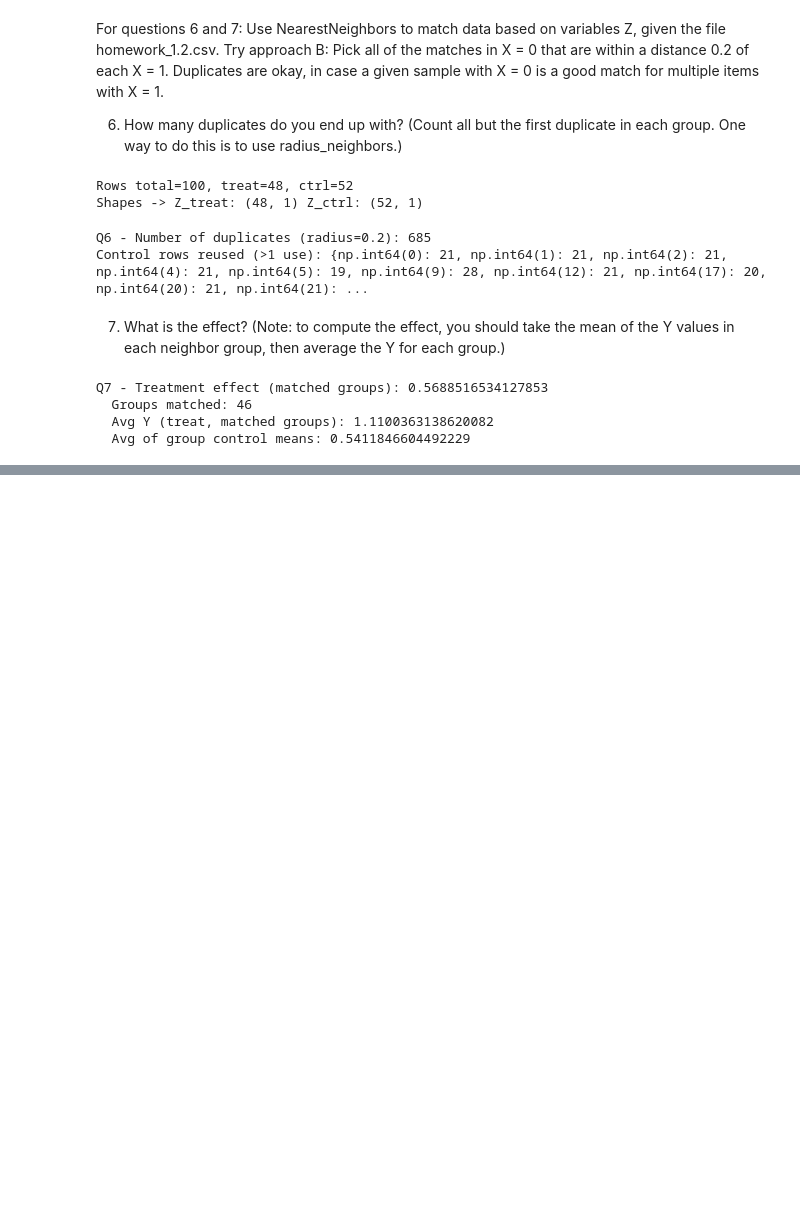
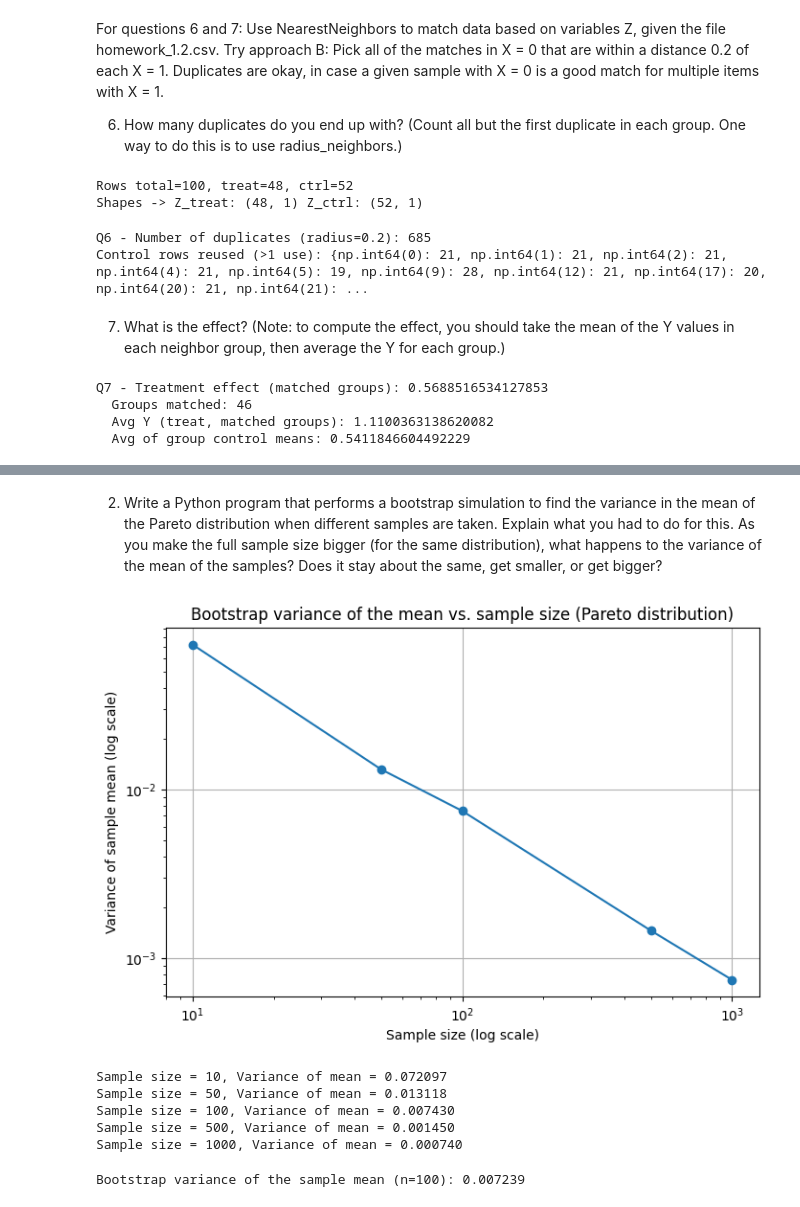
Before and after one commit to rain-dimen/Mod-7-Experimental-Design-and-Causality_Quiz_Week1, a Jupyter notebook: Week 1 Quiz.ipynb, the cells around one changed output, grey strips where cells are left out. Saved outputs shown, nothing was run; the diff lists cells and outputs as text; code cells hidden in the pictures; blank space fills up the shorter version.

```diff
--- a/Week 1 Quiz.ipynb
+++ b/Week 1 Quiz.ipynb
@@ -340,0 +405,64 @@ Q7 - Treatment effect (matched groups): 0.5688516534127853
+# %% [markdown]
+2. Write a Python program that performs a bootstrap simulation to find the variance in the mean of the Pareto distribution when different samples are taken.  Explain what you had to do for this.  As you make the full sample size bigger (for the same distribution), what happens to the variance of the mean of the samples?  Does it stay about the same, get smaller, or get bigger?
+# %%
+import numpy as np
+import matplotlib.pyplot as plt
+
+# Parameters for the Pareto distribution
+alpha = 3  # shape parameter (higher = less skewed)
+n_samples = 10000  # number of bootstrap repetitions
+
+def bootstrap_variance(sample_size):
+    means = []
+    for _ in range(n_samples):
+        # Draw a sample from Pareto(alpha)
+        sample = np.random.pareto(alpha, sample_size)
+        # Store the sample mean
+        means.append(np.mean(sample))
+    return np.var(means)
+
+# Try different sample sizes
+sample_sizes = [10, 50, 100, 500, 1000]
+variances = [bootstrap_variance(n) for n in sample_sizes]
+
+# Plot the results
+plt.figure(figsize=(8,5))
+plt.plot(sample_sizes, variances, marker='o')
+plt.xscale('log')
+plt.yscale('log')
+plt.xlabel('Sample size (log scale)')
+plt.ylabel('Variance of sample mean (log scale)')
+plt.title('Bootstrap variance of the mean vs. sample size (Pareto distribution)')
+plt.grid(True)
+plt.show()
+
+for n, var in zip(sample_sizes, variances):
+    print(f"Sample size = {n}, Variance of mean = {var:.6f}")
+# %% [output]
+[figure, added]
+Sample size = 10, Variance of mean = 0.072097
+Sample size = 50, Variance of mean = 0.013118
+Sample size = 100, Variance of mean = 0.007430
+Sample size = 500, Variance of mean = 0.001450
+Sample size = 1000, Variance of mean = 0.000740
+# %%
+import numpy as np
+
+alpha = 3.0          # Pareto shape parameter
+sample_size = 100    # number of draws in each sample
+n_boot = 10_000      # number of bootstrap samples
+
+# Bootstrapping: repeat sampling and store the sample mean each time ---
+means = []
+rng = np.random.default_rng(0)
+for _ in range(n_boot):
+    sample = rng.pareto(alpha, size=sample_size)
+    means.append(sample.mean())
+
+means = np.array(means)
+
+# Calculate variance of the sample mean across bootstrap replications
+variance = np.var(means, ddof=1)
+print(f"Bootstrap variance of the sample mean (n={sample_size}): {variance:.6f}")
+# %% [output]
+Bootstrap variance of the sample mean (n=100): 0.007239
```
Also changed, not shown: parts of 8 cells of this notebook.
